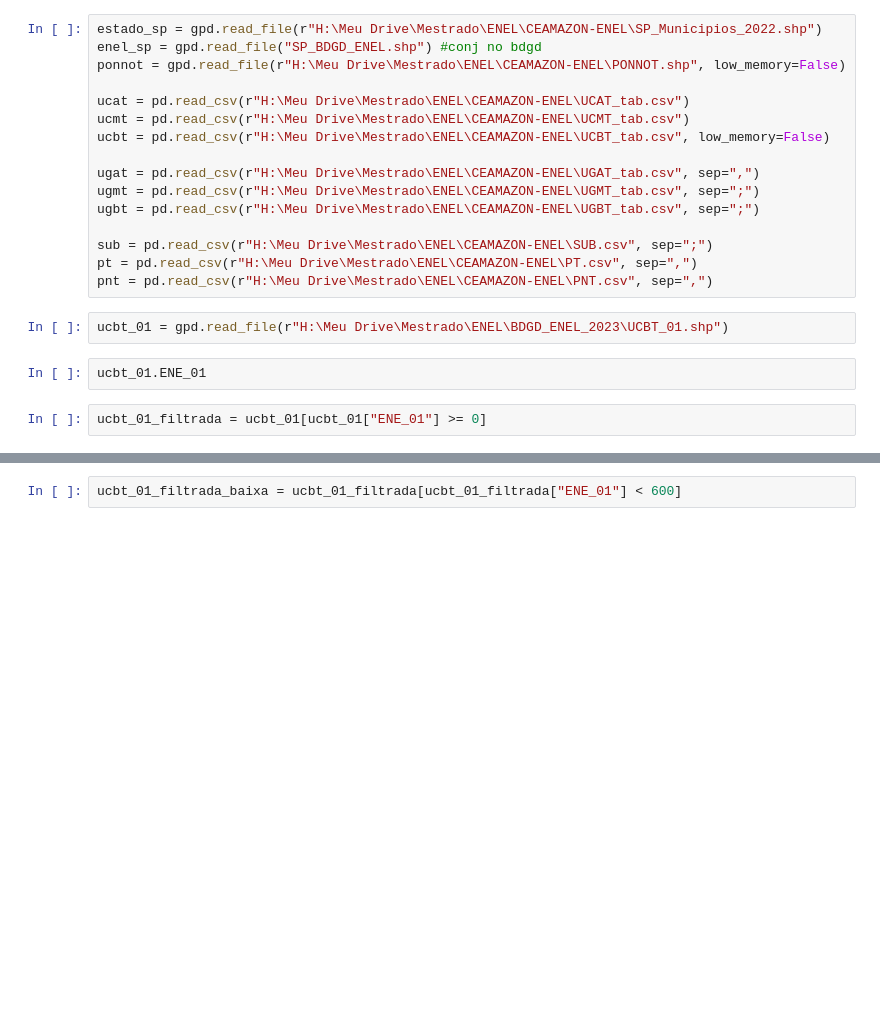
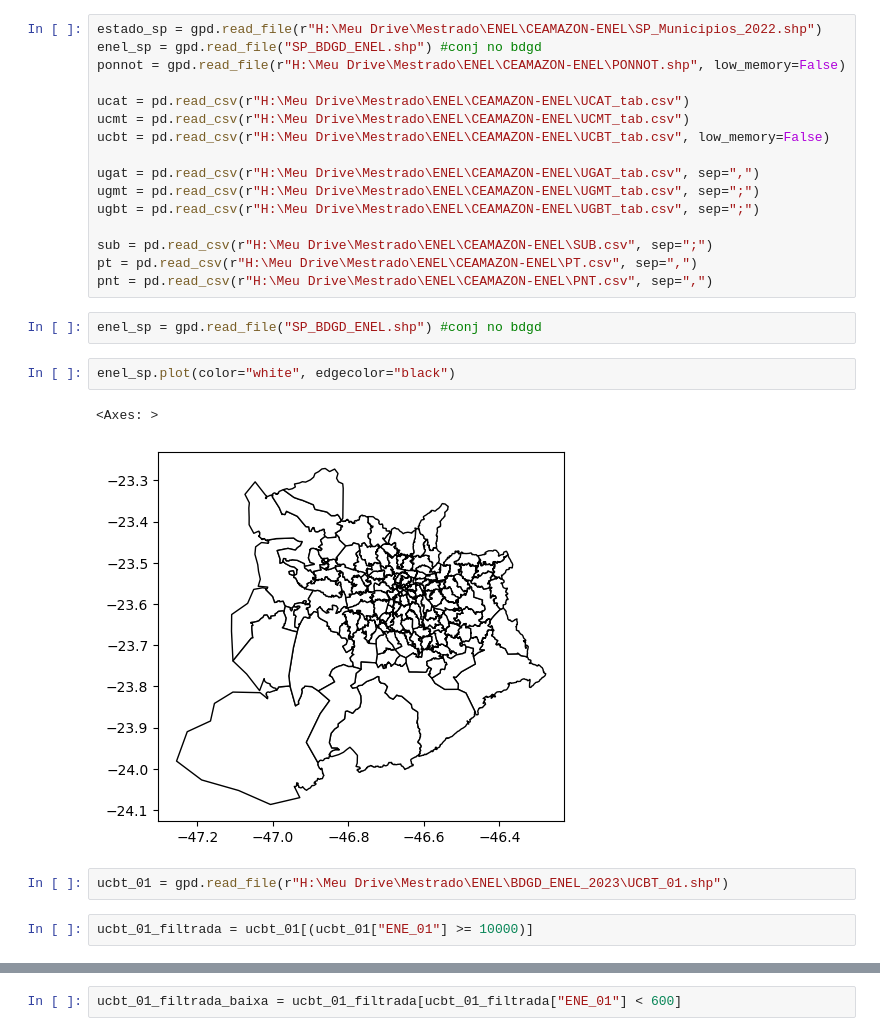
Before and after one commit to joaovalves1104/CEAMAZON-ENEL, a Jupyter notebook: load_thermic_map.ipynb, the cells around one changed output, grey strips where cells are left out. Cells and saved outputs as stored; diff of their text form; blank space fills up the shorter version.

Commit message:
Clusters de ucbt_01

```diff
--- a/load_thermic_map.ipynb
+++ b/load_thermic_map.ipynb
@@ -38,12 +38,17 @@ ugbt = pd.read_csv(r"H:\Meu Drive\Mestrado\ENEL\CEAMAZON-ENEL\UGBT_tab.csv", sep
 sub = pd.read_csv(r"H:\Meu Drive\Mestrado\ENEL\CEAMAZON-ENEL\SUB.csv", sep=";")
 pt = pd.read_csv(r"H:\Meu Drive\Mestrado\ENEL\CEAMAZON-ENEL\PT.csv", sep=",")
 pnt = pd.read_csv(r"H:\Meu Drive\Mestrado\ENEL\CEAMAZON-ENEL\PNT.csv", sep=",")
+# %%
+enel_sp = gpd.read_file("SP_BDGD_ENEL.shp") #conj no bdgd
+# %%
+enel_sp.plot(color="white", edgecolor="black")
+# %% [output]
+<Axes: >
+[figure, added]
 # %%
 ucbt_01 = gpd.read_file(r"H:\Meu Drive\Mestrado\ENEL\BDGD_ENEL_2023\UCBT_01.shp")
-# %%
-ucbt_01.ENE_01
 # %%
-ucbt_01_filtrada = ucbt_01[ucbt_01["ENE_01"] >= 0]
+ucbt_01_filtrada = ucbt_01[(ucbt_01["ENE_01"] >= 10000)]
 # %%
 from sklearn.cluster import KMeans
 import matplotlib.pyplot as plt
```
Also changed, not shown: parts of 2 cells of this notebook.
